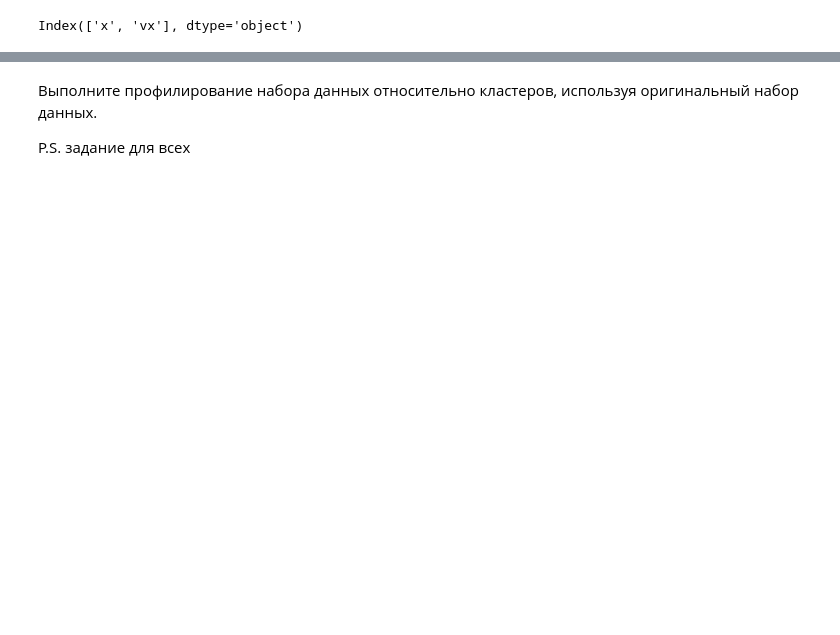
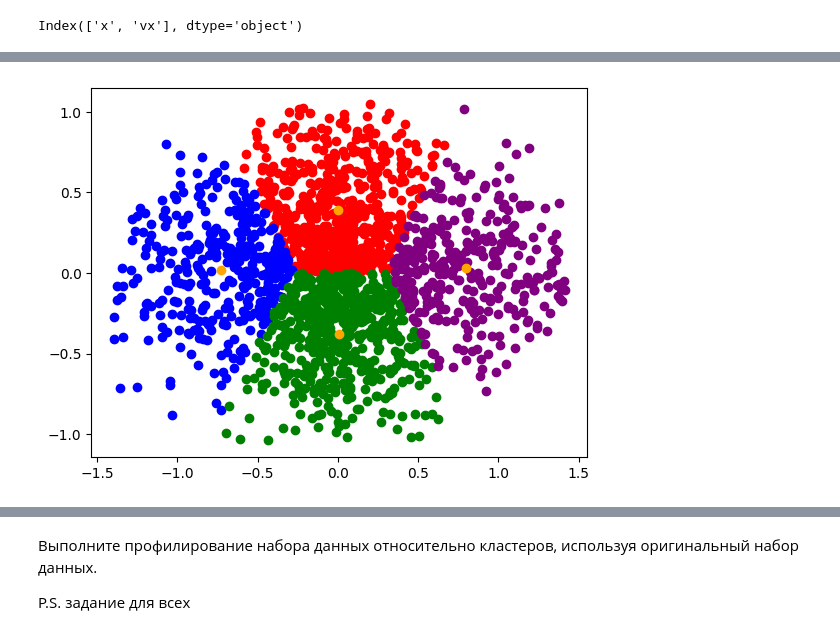
Before and after one commit to KOT1HATOP/ml_labs, a Jupyter notebook: lab4/Задание_4.ipynb, the cells around one changed output, grey strips where cells are left out. Saved outputs shown, nothing was run; the diff lists cells and outputs as text; code cells hidden in the pictures; blank space fills up the shorter version.

```diff
--- a/lab4/Задание_4.ipynb
+++ b/lab4/Задание_4.ipynb
@@ -254,0 +266,16 @@ print(f"Число кластеров davies_bouldin_score - {davies_score.index
+# %%
+kmean2 = KMeans(n_clusters=4)
+clusters = kmean2.fit_predict(df_cluster)
+
+df_cluster["label"] = clusters
+
+plt.scatter(df_cluster.x[df_cluster.label == 0], df_cluster.vx[df_cluster.label == 0], color="red")
+plt.scatter(df_cluster.x[df_cluster.label == 1], df_cluster.vx[df_cluster.label == 1], color="blue")
+plt.scatter(df_cluster.x[df_cluster.label == 2], df_cluster.vx[df_cluster.label == 2], color="green")
+plt.scatter(df_cluster.x[df_cluster.label == 3], df_cluster.vx[df_cluster.label == 3], color="purple")
+
+plt.scatter(kmean2.cluster_centers_[:,0],kmean2.cluster_centers_[:,1], color="orange")
+
+plt.show()
+# %% [output]
+[figure, added]
```
Also changed, not shown: parts of 38 cells of this notebook.
